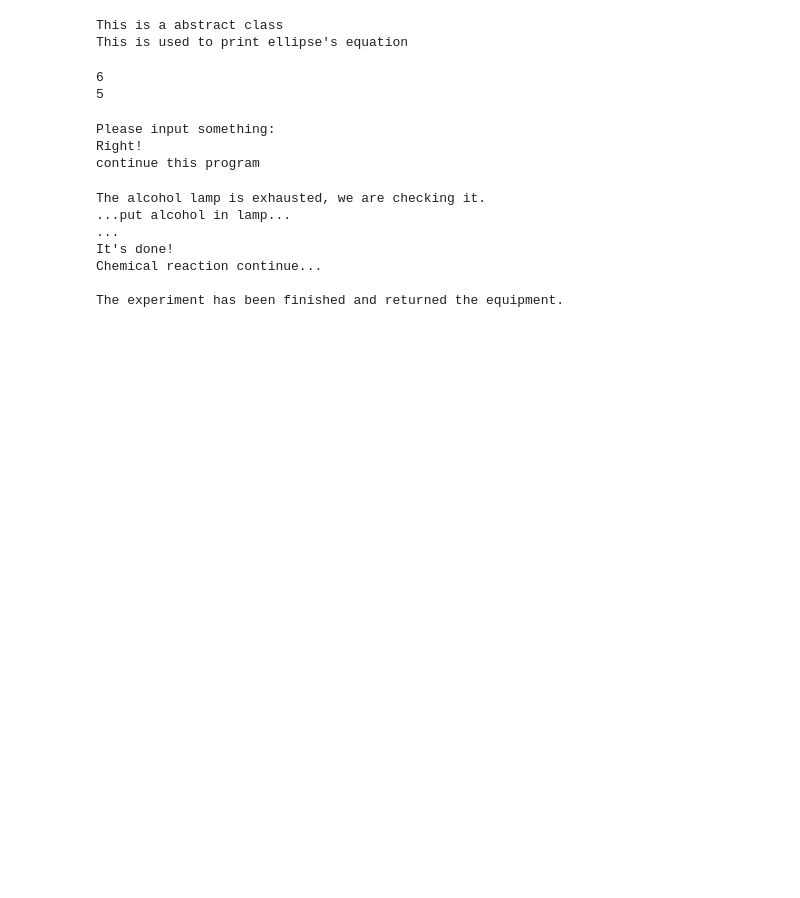
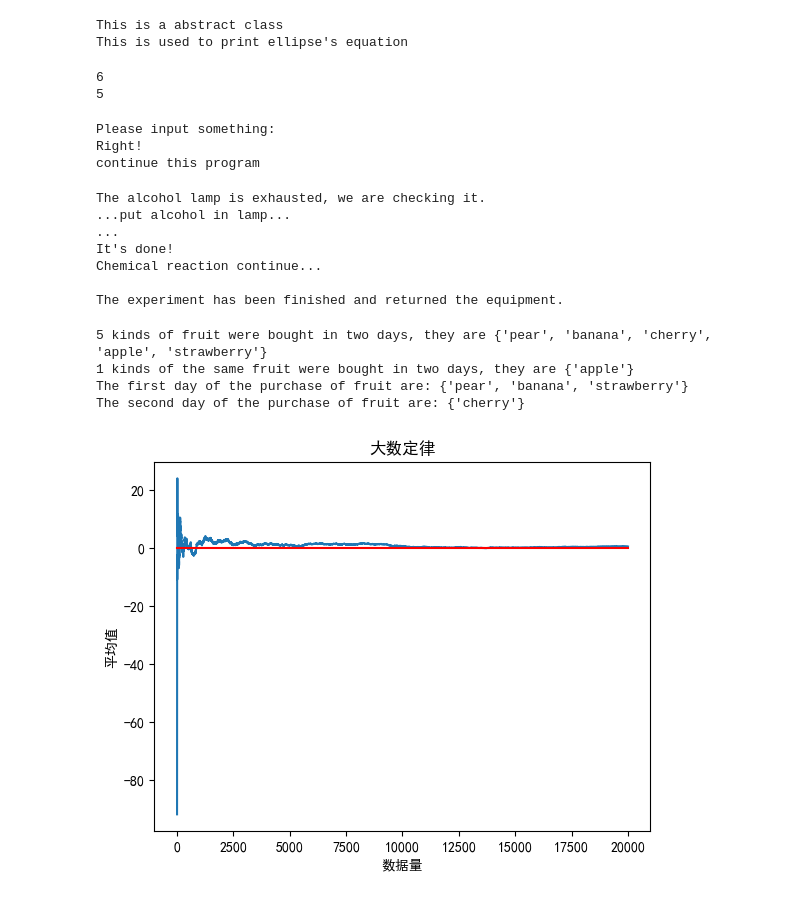
Before and after one commit to MemoryFactory/jupyter_basic, a Jupyter notebook: python_basic_exercises.ipynb, the cells around one changed output. Saved outputs shown, nothing was run; the diff lists cells and outputs as text; code cells hidden in the pictures; blank space fills up the shorter version.

Commit message:
program 10.1-10.2

```diff
--- a/python_basic_exercises.ipynb
+++ b/python_basic_exercises.ipynb
@@ -634,3 +634,54 @@ It's done!
 Chemical reaction continue...
 
 The experiment has been finished and returned the equipment.
+# %%
+# Program 10.1
+firstDayFood = set('apple,strawberry,banana,pear'.split(','))
+secondDayFood=set()
+secondDayFood.add('apple')
+secondDayFood.add('cherry')
+unionFood = firstDayFood.union(secondDayFood)
+print(f'{len(unionFood)} kinds of fruit were bought in two days, they are {unionFood}')
+theSameFood = firstDayFood.intersection(secondDayFood)
+print(f'{len(theSameFood)} kinds of the same fruit were bought in two days, they are {theSameFood}')
+firstDayDiffFood = firstDayFood.difference(secondDayFood)
+secondDayDiffFood = secondDayFood.difference(firstDayFood)
+print(f'The first day of the purchase of fruit are: {firstDayDiffFood}')
+print(f'The second day of the purchase of fruit are: {secondDayDiffFood}')
+# %% [output]
+5 kinds of fruit were bought in two days, they are {'pear', 'banana', 'cherry', 'apple', 'strawberry'}
+1 kinds of the same fruit were bought in two days, they are {'apple'}
+The first day of the purchase of fruit are: {'pear', 'banana', 'strawberry'}
+The second day of the purchase of fruit are: {'cherry'}
+# %%
+# Program 10.2
+import numpy as np
+import matplotlib as mpl
+import matplotlib.pyplot as plt
+
+mpl.rcParams['font.sans-serif']=[u'simHei']
+mpl.rcParams['axes.unicode_minus']=False
+# 定义数据量大小
+numberSize = 20000
+# 生成服从正态分布的随机数据，其均值为0
+randData = np.random.normal(scale=100,size=numberSize)
+# 保存随机每增加一个数据后算出来的均值
+randData_average = []
+randData_sum = 0
+for index in range(len(randData)):
+    # randData_average.append((randData[index]+randData_sum)/(index+1.0)) # 书上这里代码有误
+    randData_sum += randData[index]
+    randData_average.append(randData_sum/(index+1.0))
+# 定义作图的x值和y值
+x = np.arange(0,numberSize,1)
+y = randData_average
+# 作图设置
+plt.title('大数定律')
+plt.xlabel('数据量')
+plt.ylabel('平均值')
+# 画图并将图像进行展示
+plt.plot(x,y)
+plt.plot([0,numberSize],[0,0],'r')
+plt.show()
+# %% [output]
+[figure, added]
```
